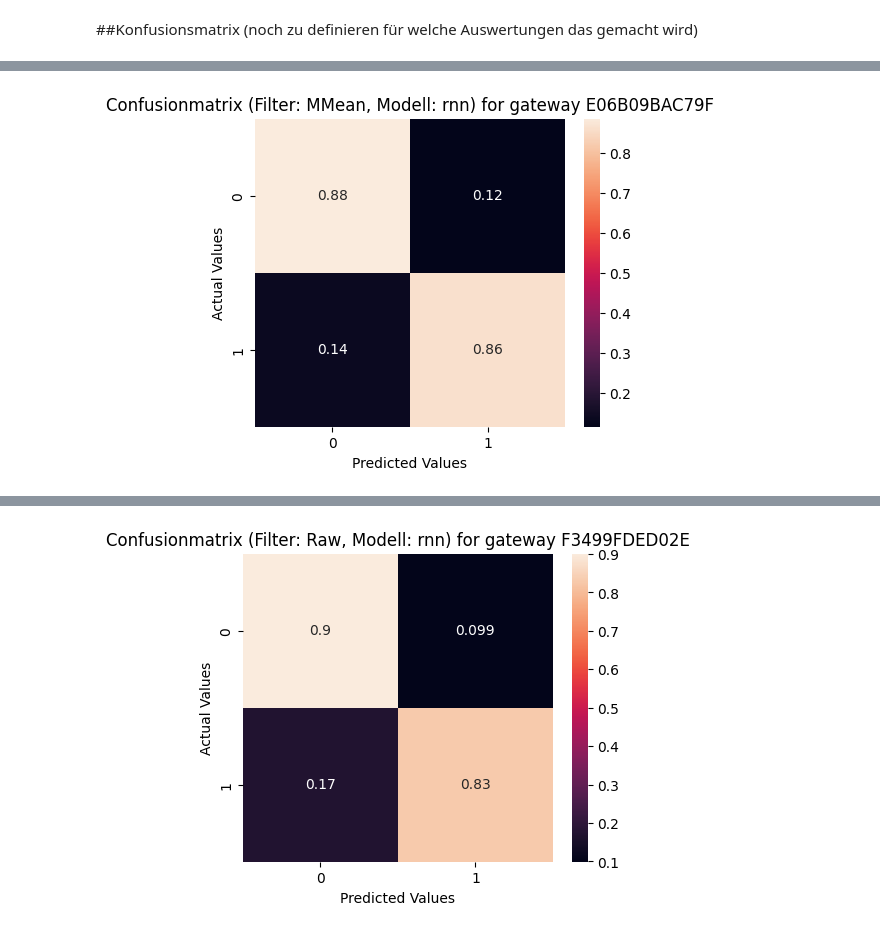
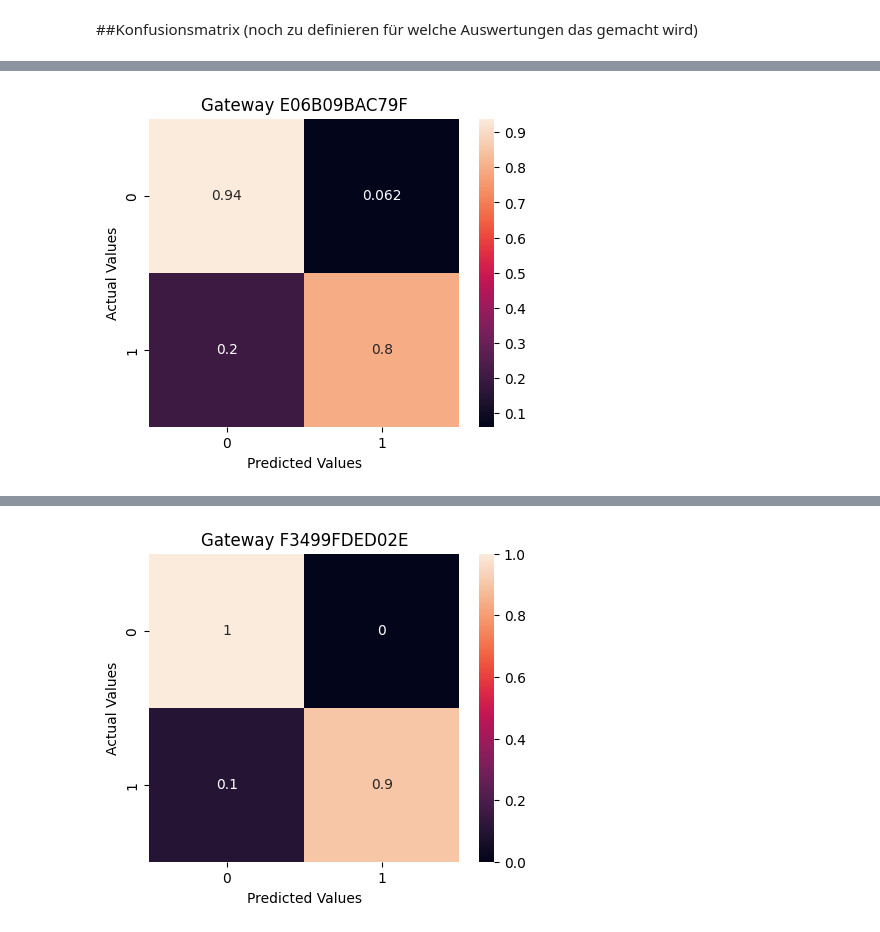
Before and after one commit to wagneced/IndoorTrackingML, a Jupyter notebook: IndoorTrackingML.ipynb, the cells around one changed output, grey strips where cells are left out. Cells and saved outputs as stored; diff of their text form; code cells hidden in the pictures.

```diff
--- a/IndoorTrackingML.ipynb
+++ b/IndoorTrackingML.ipynb
@@ -2011,7 +1999,7 @@ for gateway in dict_best_accuracy.keys():
 
         #Creates performance evaluation entry as dictionary entry for efficent dataframe transformation
         performance = {
-            'Gateway':gateway, 'Model':model_type, 'Beacon Model':get_key_from_value(code_to_beacon_model, beacon_model), 'Filter': filter,
+            'Gateway':gateway, 'Model':model_type, 'Beacon Model':get_key_from_value(code_to_beacon_model, beacon_model)[0], 'Filter': filter,
             'Out-of-sample F1 Score (Open)':f1_test_open, 'Out-of-sample Recall (Open)':recall_test_open, 'Out-of-sample Precision (Open)':precision_test_open,
             'Out-of-sample F1 Score (Closed)':f1_test_closed, 'Out-of-sample Recall (Closed)':recall_test_closed, 'Out-of-sample Precision (Closed)':precision_test_closed
             }
@@ -2095,8 +2083,11 @@ Dieser wird manuell gewählt und in den Parametern am Anfang dieses Abschnitts g
 #section
 best_model_type = 'rnn'
 #Gets beacon model code
-best_beacon_model = code_to_beacon_model.get('Axaet PC061')
+best_beacon_model_name = 'Axaet PC061'
+best_beacon_model = code_to_beacon_model.get(best_beacon_model_name)
 best_gateway_filter = {'E06B09BAC79F': 'MMean', 'F3499FDED02E': 'Raw'}
+
+majorminor_of_beacon_model_list = get_key_from_value(majorminor_to_beacon_model, best_beacon_model_name)
 # %% [markdown]
 ##Funktionen für Plotting
 # %%
@@ -2166,6 +2157,8 @@ dict_with_trained_models = {best_model_type: {}}
 
 for gateway in dict_best_accuracy.keys():
   df = test_open_door_dict.get(gateway).get('extended_data')
+  #Reduce to only signals of beacons that are from the specific beacon type
+  df = df.loc[df.majorminor.isin(majorminor_of_beacon_model_list)].copy()
   #Get filter from directory
   filter = best_gateway_filter.get(gateway)
   #Threshold by best/choosen beacon model
@@ -2190,6 +2183,8 @@ dict_with_trained_models = {best_model_type: {}}
 
 for gateway in dict_best_accuracy.keys():
   df = test_closed_door_dict.get(gateway).get('extended_data')
+  #Reduce to only signals of beacons that are from the specific beacon type
+  df = df.loc[df.majorminor.isin(majorminor_of_beacon_model_list)].copy()
   #Get filter from directory
   filter = best_gateway_filter.get(gateway)
   #Threshold by best/choosen beacon model
@@ -2215,13 +2210,15 @@ for gateway in dict_best_accuracy.keys():
 # %%
 for gateway in dict_best_accuracy.keys():
   df = test_open_door_dict.get(gateway).get('extended_data')
+  #Reduce to only signals of beacons that are from the specific beacon type
+  df = df.loc[df.majorminor.isin(majorminor_of_beacon_model_list)].copy()
   #Get filter from directory
   filter = best_gateway_filter.get(gateway)
   #Threshold by best/choosen beacon model
   threshold = dict_best_accuracy[gateway][best_model_type][filter]['threshold'].get(best_beacon_model)
   model = dict_best_accuracy[gateway][best_model_type][filter].get('model')
 
-  title = f'Confusionmatrix (Filter: {filter}, Modell: {best_model_type}) for gateway {gateway}'
+  title = f'Gateway {gateway}'
 
   X_test, y_test = get_seperated_X_y(df, filter, best_model_type)
 
@@ -2231 +2228 @@ for gateway in dict_best_accuracy.keys():
-[figure, old version]
+[figure, new version]
@@ -2233,4 +2230,4 @@ for gateway in dict_best_accuracy.keys():
-[figure, old version]
+[figure, new version]
 # %%
 for gateway in dict_best_accuracy.keys():
   df = test_closed_door_dict.get(gateway).get('extended_data')
```
Also changed, not shown: parts of 16 cells of this notebook.
